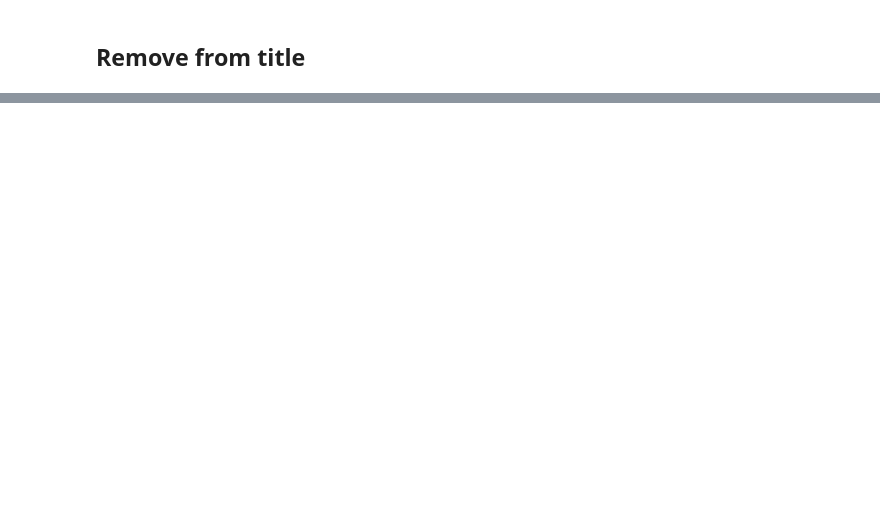
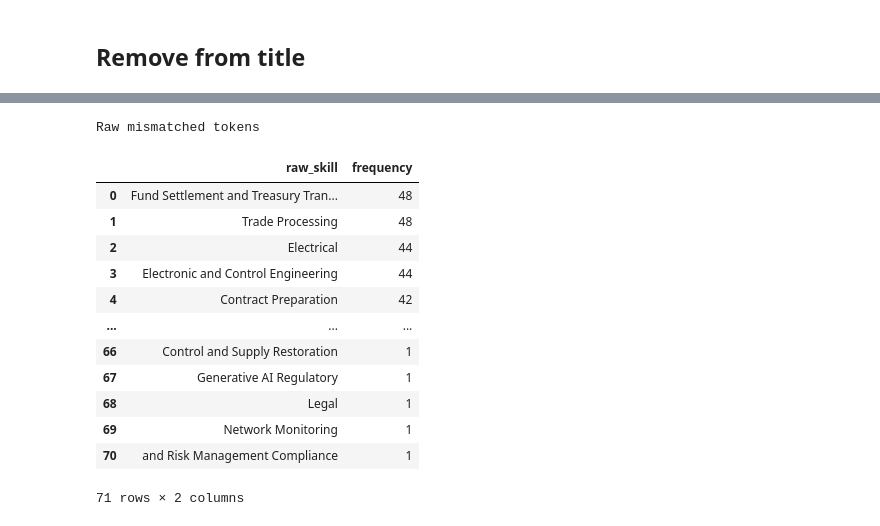
Before and after one commit to Bomb-omb/dsa4264-JobReady, a Jupyter notebook: mcf_entrylevel.ipynb, the cells around one changed output, grey strips where cells are left out. Drawn from its saved outputs; the diff is of its cells as text; code cells hidden in the pictures; blank space fills up the shorter version.

```diff
--- a/mcf_entrylevel.ipynb
+++ b/mcf_entrylevel.ipynb
@@ -269,0 +531,18 @@ df.to_csv('data/mcf_entrylevel.csv', index=False)
+# %%
+print("Raw mismatched tokens")
+raw_mismatch_df
+# %% [output]
+Raw mismatched tokens
+|  | raw_skill | frequency |
+| 0 | Fund Settlement and Treasury Tran... | 48 |
+| 1 | Trade Processing | 48 |
+| 2 | Electrical | 44 |
+| 3 | Electronic and Control Engineering | 44 |
+| 4 | Contract Preparation | 42 |
+| ... | ... | ... |
+| 66 | Control and Supply Restoration | 1 |
+| 67 | Generative AI Regulatory | 1 |
+| 68 | Legal | 1 |
+| 69 | Network Monitoring | 1 |
+| 70 | and Risk Management Compliance | 1 |
+71 rows × 2 columns
```
Also changed, not shown: parts of 28 cells of this notebook, 2 other files.
